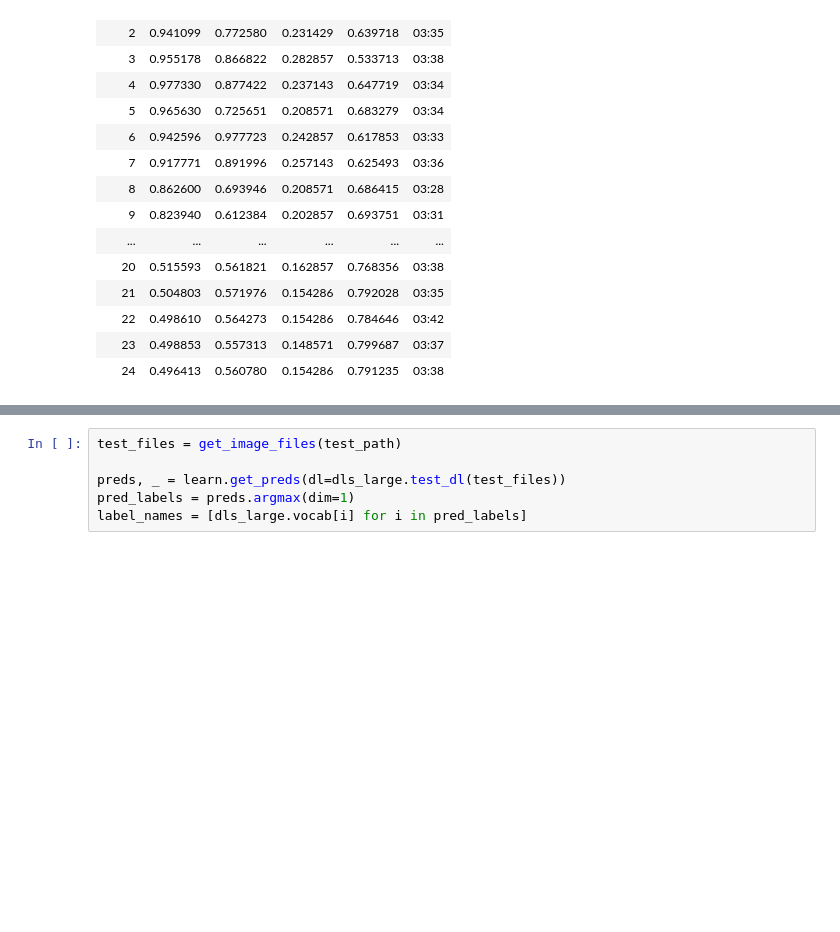
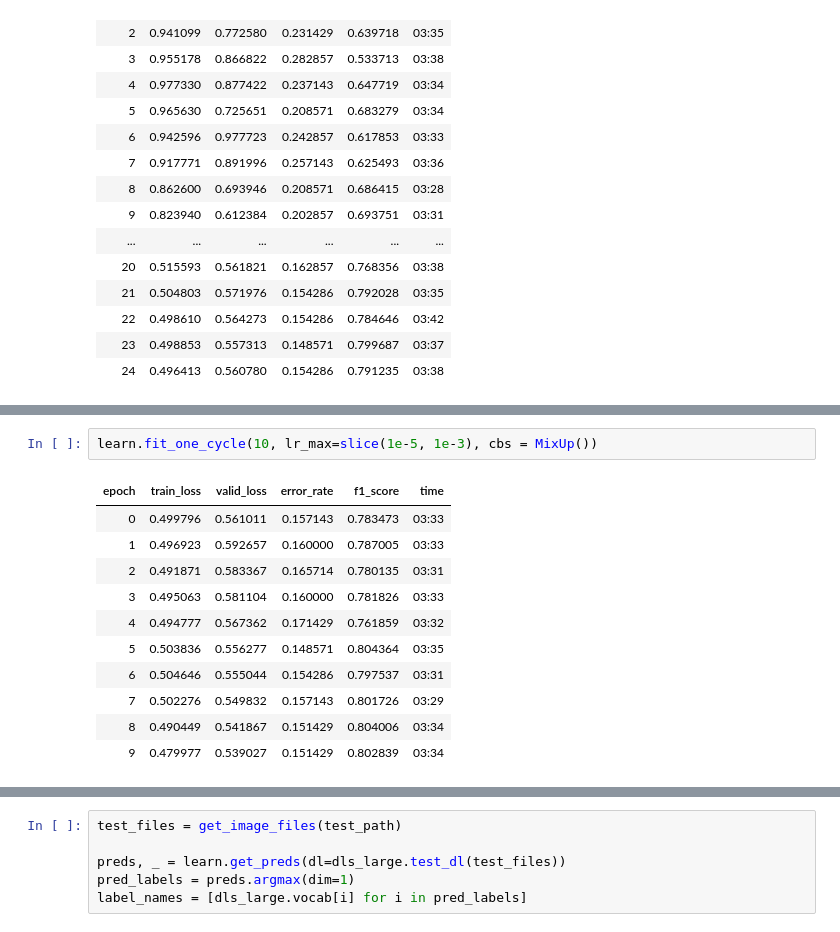
Before and after one commit to rafli-1729/indonesian-heritage-classification, a Jupyter notebook: dsc0084-empat-trio-notebook.ipynb, the cells around one changed output, grey strips where cells are left out. Drawn from its saved outputs; the diff is of its cells as text; blank space fills up the shorter version.

Commit message:
Extra epoch

```diff
--- a/dsc0084-empat-trio-notebook.ipynb
+++ b/dsc0084-empat-trio-notebook.ipynb
@@ -125,3 +132,17 @@ learn.fit_one_cycle(25, 1e-3, cbs = MixUp())
+# %%
+learn.fit_one_cycle(10, lr_max=slice(1e-5, 1e-3), cbs = MixUp())
+# %% [output]
+| epoch | train_loss | valid_loss | error_rate | f1_score | time |
+| 0 | 0.499796 | 0.561011 | 0.157143 | 0.783473 | 03:33 |
+| 1 | 0.496923 | 0.592657 | 0.160000 | 0.787005 | 03:33 |
+| 2 | 0.491871 | 0.583367 | 0.165714 | 0.780135 | 03:31 |
+| 3 | 0.495063 | 0.581104 | 0.160000 | 0.781826 | 03:33 |
+| 4 | 0.494777 | 0.567362 | 0.171429 | 0.761859 | 03:32 |
+| 5 | 0.503836 | 0.556277 | 0.148571 | 0.804364 | 03:35 |
+| 6 | 0.504646 | 0.555044 | 0.154286 | 0.797537 | 03:31 |
+| 7 | 0.502276 | 0.549832 | 0.157143 | 0.801726 | 03:29 |
+| 8 | 0.490449 | 0.541867 | 0.151429 | 0.804006 | 03:34 |
+| 9 | 0.479977 | 0.539027 | 0.151429 | 0.802839 | 03:34 |
 # %%
 interp = ClassificationInterpretation.from_learner(learn)
 interp.plot_confusion_matrix()
```
Also changed, not shown: parts of 4 cells of this notebook.
